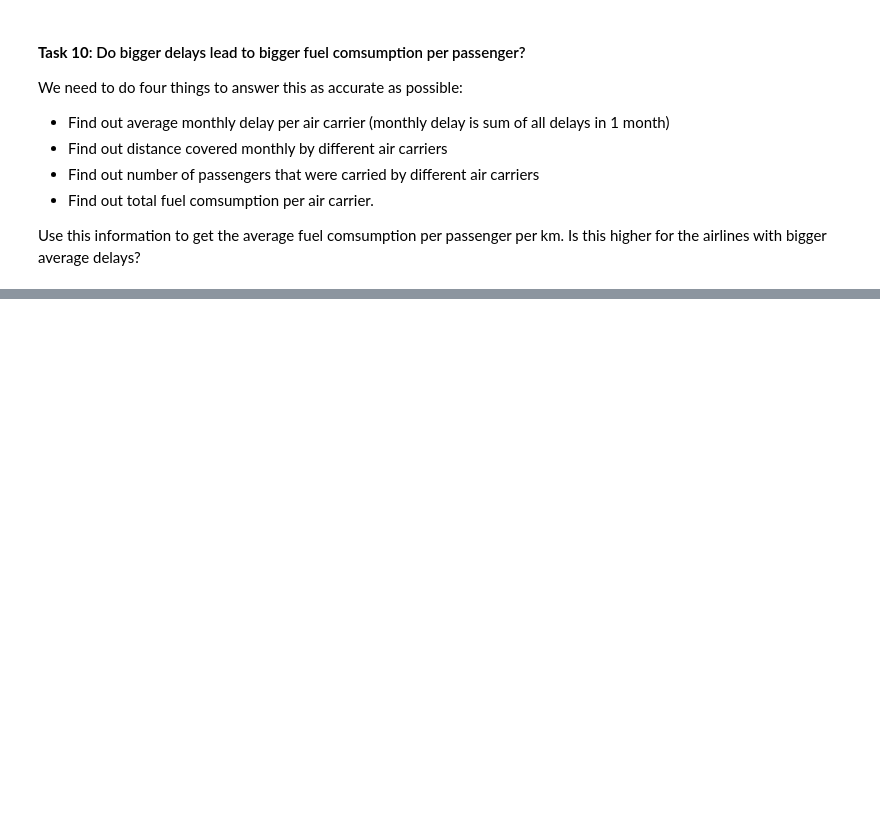
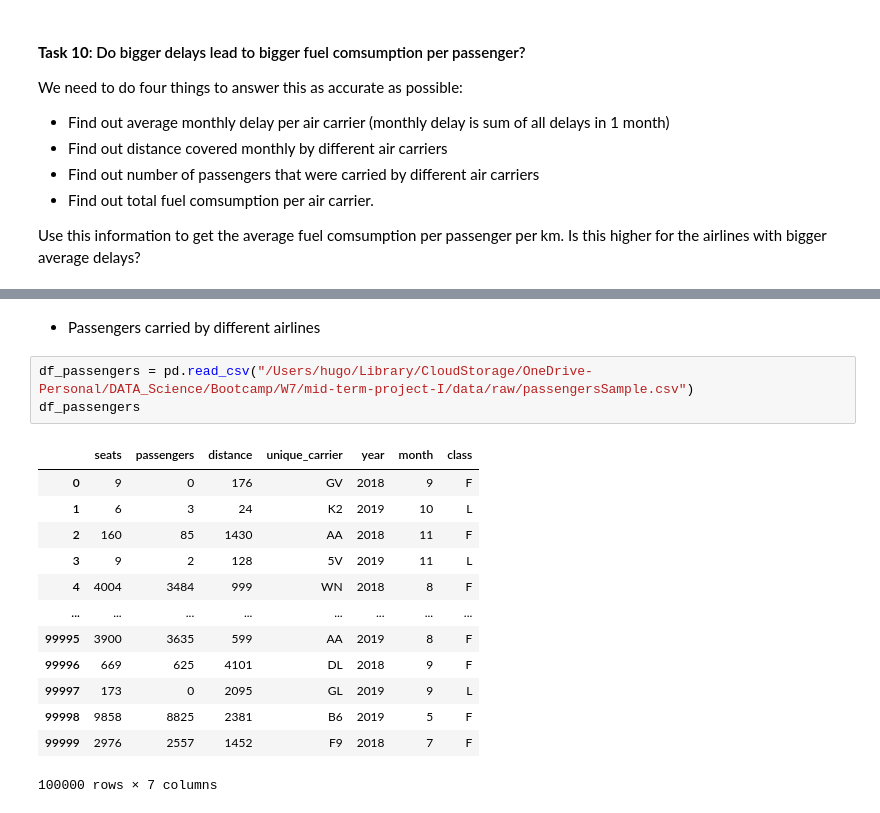
Before and after one commit to hapl/predict-flight-delays, a Jupyter notebook: src/modules/exploratory_analysis_hugo.ipynb, the cells around one changed output, grey strips where cells are left out. Drawn from its saved outputs; the diff is of its cells as text; blank space fills up the shorter version.

```diff
--- a/src/modules/exploratory_analysis_hugo.ipynb
+++ b/src/modules/exploratory_analysis_hugo.ipynb
@@ -346,0 +497,19 @@ Use this information to get the average fuel comsumption per passenger per km. I
+# %% [markdown]
+- Passengers carried by different airlines
+# %%
+df_passengers = pd.read_csv("/Users/hugo/Library/CloudStorage/OneDrive-Personal/DATA_Science/Bootcamp/W7/mid-term-project-I/data/raw/passengersSample.csv")
+df_passengers
+# %% [output]
+|  | seats | passengers | distance | unique_carrier | year | month | class |
+| 0 | 9 | 0 | 176 | GV | 2018 | 9 | F |
+| 1 | 6 | 3 | 24 | K2 | 2019 | 10 | L |
+| 2 | 160 | 85 | 1430 | AA | 2018 | 11 | F |
+| 3 | 9 | 2 | 128 | 5V | 2019 | 11 | L |
+| 4 | 4004 | 3484 | 999 | WN | 2018 | 8 | F |
+| ... | ... | ... | ... | ... | ... | ... | ... |
+| 99995 | 3900 | 3635 | 599 | AA | 2019 | 8 | F |
+| 99996 | 669 | 625 | 4101 | DL | 2018 | 9 | F |
+| 99997 | 173 | 0 | 2095 | GL | 2019 | 9 | L |
+| 99998 | 9858 | 8825 | 2381 | B6 | 2019 | 5 | F |
+| 99999 | 2976 | 2557 | 1452 | F9 | 2018 | 7 | F |
+100000 rows × 7 columns
```
Also changed, not shown: parts of 20 cells of this notebook, 4 other files.
